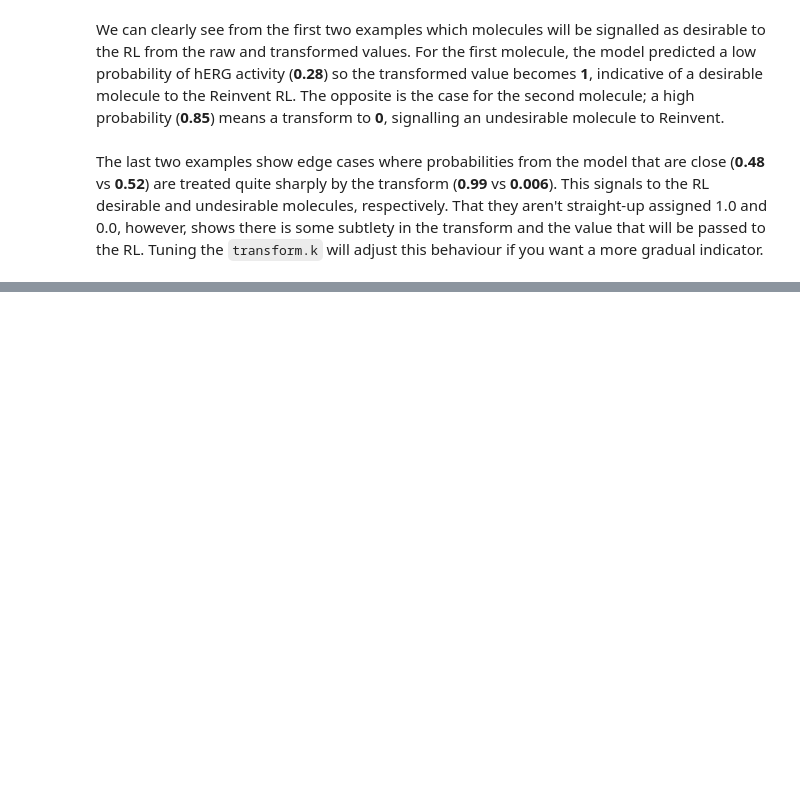
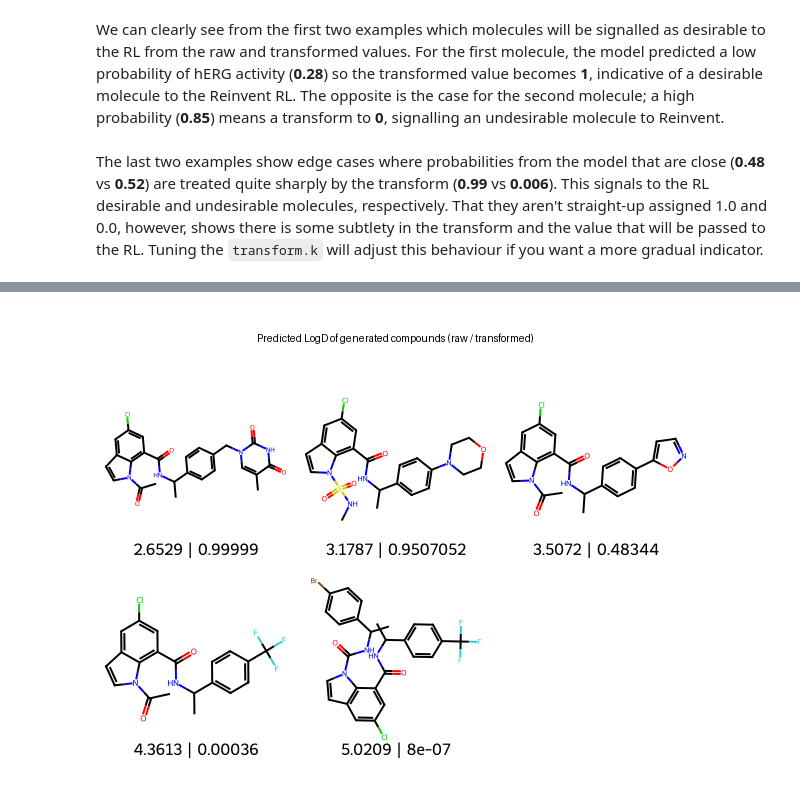
Before and after one commit to coreytaylorcompchem/comp_chem, a Jupyter notebook: generation/2025-08-29_tuning_reinvent.ipynb, the cells around one changed output, grey strips where cells are left out. Cells and saved outputs as stored; diff of their text form; code cells hidden in the pictures; blank space fills up the shorter version.

```diff
--- a/generation/2025-08-29_tuning_reinvent.ipynb
+++ b/generation/2025-08-29_tuning_reinvent.ipynb
@@ -157,0 +217,14 @@ The last two examples show edge cases where probabilities from the model that ar
+# %%
+data_logd = {
+  "SMILES": [
+      'CC(=O)n1ccc2cc(Cl)cc(C(=O)NC(C)c3ccc(Cn4cc(C)c(=O)[nH]c4=O)cc3)c21',
+      'CNS(=O)(=O)n1ccc2cc(Cl)cc(C(=O)NC(C)c3ccc(N4CCOCC4)cc3)c21',
+      'CC(=O)n1ccc2cc(Cl)cc(C(=O)NC(C)c3ccc(-c4ccno4)cc3)c21',
+      'CC(=O)n1ccc2cc(Cl)cc(C(=O)NC(C)c3ccc(C(F)(F)F)cc3)c21',
+      'CC(NC(=O)c1cc(Cl)cc2ccn(C(=O)NC(C)c3ccc(Br)cc3)c12)c1ccc(C(F)(F)F)cc1'
+      ],
+  "LogD": [0.99999, 0.9507052, 0.48344, 0.00036, 0.0000008],
+  "LogD_raw": [2.6529, 3.1787, 3.5072, 4.3613, 5.0209]
+}
+
+df_logd = pd.DataFrame(data_logd)
@@ -157,0 +240,50 @@ The last two examples show edge cases where probabilities from the model that ar
+# %%
+import io
+from PIL import Image, ImageDraw, ImageFont
+import math
+
+mols_per_row = 3
+sub_img_size = (200, 200)
+title_height = 60
+title_text = "Predicted LogD of generated compounds (raw / transformed)"
+
+# Generate molecule images with legends.
+mols = [Chem.MolFromSmiles(s) for s in df_logd.SMILES]
+legends = [f"{i} | {j}" for i, j in zip(df_logd["LogD_raw"], df_logd["LogD"])]
+mol_imgs = [Draw.MolToImage(m, size=sub_img_size, legend=legends[i]) for i, m in enumerate(mols)]
+
+# Annoyingly, MolsToGridImage doesn't natively support image titles,
+# so we need to do some manual reconstruction
+n_mols = len(mol_imgs)
+n_rows = math.ceil(n_mols / mols_per_row)
+grid_width = mols_per_row * sub_img_size[0]
+grid_height = n_rows * sub_img_size[1]
+
+grid_img = Image.new("RGB", (grid_width, grid_height), "white")
+
+for idx, mol_img in enumerate(mol_imgs):
+    row = idx // mols_per_row
+    col = idx % mols_per_row
+    x = col * sub_img_size[0]
+    y = row * sub_img_size[1]
+    grid_img.paste(mol_img, (x, y))
+
+final_img = Image.new("RGB", (grid_img.width, grid_img.height + title_height), "white")
+
+draw = ImageDraw.Draw(final_img)
+try:
+    font = ImageFont.truetype("arial.ttf", 32)
+except:
+    font = ImageFont.load_default()
+
+bbox = draw.textbbox((0, 0), title_text, font=font)
+text_width = bbox[2] - bbox[0]
+text_height = bbox[3] - bbox[1]
+text_x = (grid_img.width - text_width) // 2
+text_y = (title_height - text_height) // 2
+draw.text((text_x, text_y), title_text, fill="black", font=font)
+
+final_img.paste(grid_img, (0, title_height))
+display(final_img)
+# %% [output]
+[figure, added]
```
Also changed, not shown: parts of 17 cells of this notebook.
